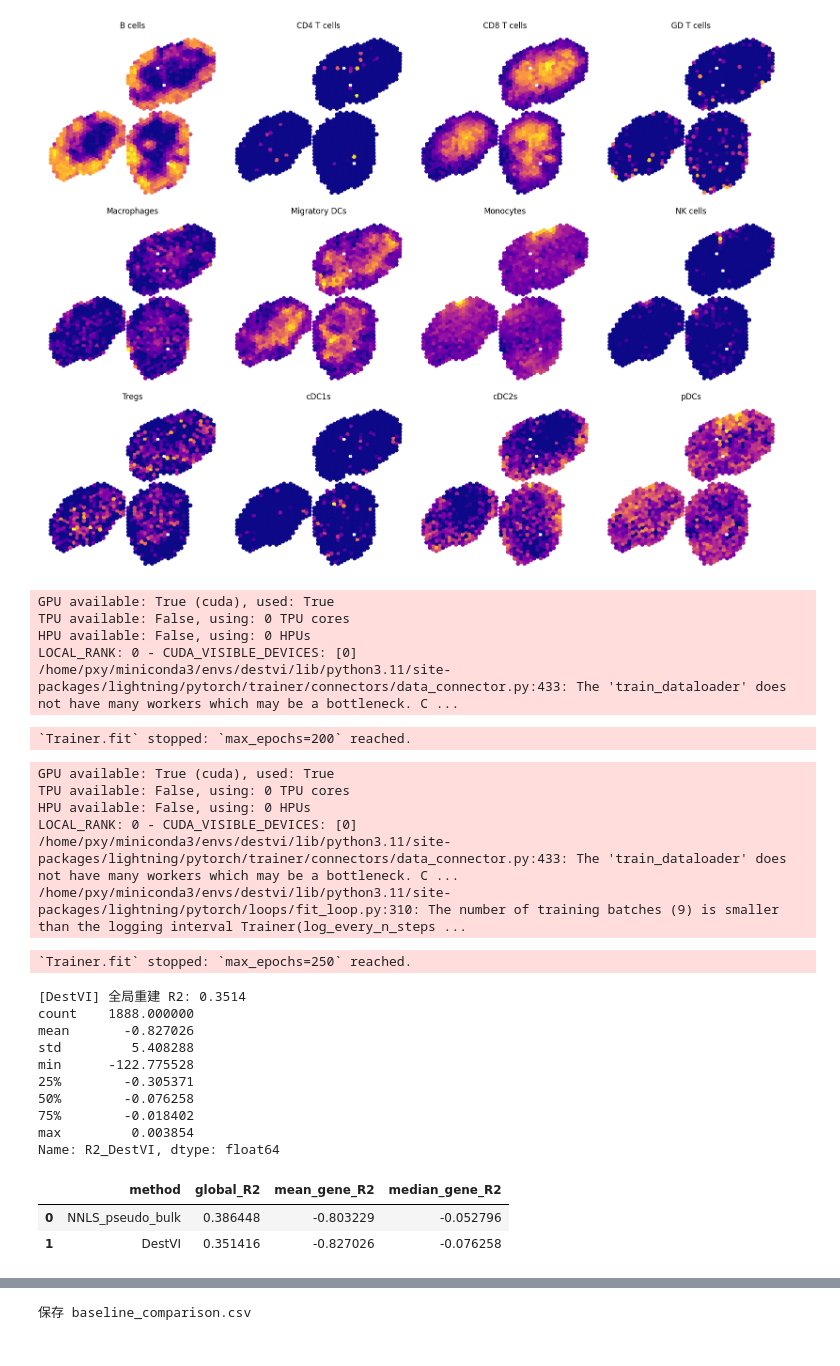
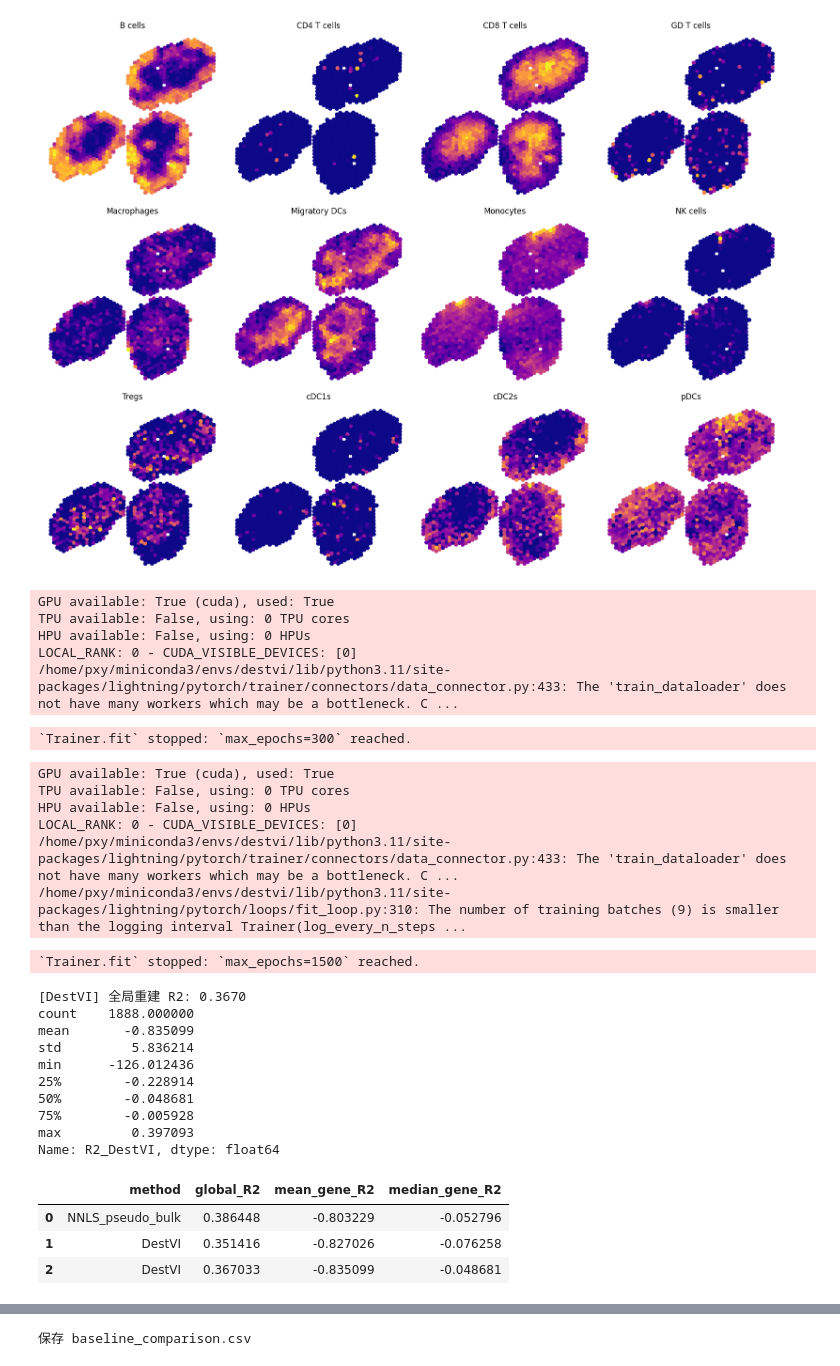
Before and after one commit to 11e11/myselftest, a Jupyter notebook: baseline.ipynb, the cells around one changed output, grey strips where cells are left out. Saved outputs shown, nothing was run; the diff lists cells and outputs as text; code cells hidden in the pictures.

```diff
--- a/baseline.ipynb
+++ b/baseline.ipynb
@@ -250,8 +250,8 @@ scvi.model.CondSCVI.setup_anndata(
     layer="counts",
     labels_key="broad_cell_types",
 )
-sc_model = scvi.model.CondSCVI(scRNA_dest)
-sc_model.train(max_epochs=200, batch_size=256)
+sc_model = scvi.model.CondSCVI(scRNA_dest, weight_obs=False)
+sc_model.train(max_epochs=300, batch_size=256)
 
 # 3. 设置 ST anndata
 scvi.model.DestVI.setup_anndata(
@@ -263,12 +263,12 @@ scvi.model.DestVI.setup_anndata(
 destvi_model = scvi.model.DestVI.from_rna_model(
     st_adata=ST_dest,
     sc_model=sc_model,     # 必须是 CondSCVI
-    l1_reg=0.0,            # 可按需调整
+    # l1_reg=0.0,            # 可按需调整
     # vamp_prior_p=15,     # 需要时可改
 )
 
 # 5. 训练
-destvi_model.train(max_epochs=250)
+destvi_model.train(max_epochs=1500)
 
 # 6. 取比例并对齐
 proportions_df = destvi_model.get_proportions()
@@ -285,43 +285,44 @@ print(f"[DestVI] 全局重建 R2: {r2_destvi_global:.4f}")
 print(df_destvi_gene.R2_DestVI.describe())
 
 df_baselines = pd.concat([
     df_baselines,
     pd.DataFrame({
         "method": ["DestVI"],
         "global_R2": [r2_destvi_global],
         "mean_gene_R2": [np.nanmean(df_destvi_gene.R2_DestVI)],
         "median_gene_R2": [np.nanmedian(df_destvi_gene.R2_DestVI)],
     })
 ], ignore_index=True)
 
 df_baselines
 # %% [output]
 GPU available: True (cuda), used: True
 TPU available: False, using: 0 TPU cores
 HPU available: False, using: 0 HPUs
 LOCAL_RANK: 0 - CUDA_VISIBLE_DEVICES: [0]
 /home/pxy/miniconda3/envs/destvi/lib/python3.11/site-packages/lightning/pytorch/trainer/connectors/data_connector.py:433: The 'train_dataloader' does not have many workers which may be a bottleneck. C ...
-`Trainer.fit` stopped: `max_epochs=200` reached.
+`Trainer.fit` stopped: `max_epochs=300` reached.
 GPU available: True (cuda), used: True
 TPU available: False, using: 0 TPU cores
 HPU available: False, using: 0 HPUs
 LOCAL_RANK: 0 - CUDA_VISIBLE_DEVICES: [0]
 /home/pxy/miniconda3/envs/destvi/lib/python3.11/site-packages/lightning/pytorch/trainer/connectors/data_connector.py:433: The 'train_dataloader' does not have many workers which may be a bottleneck. C ...
 /home/pxy/miniconda3/envs/destvi/lib/python3.11/site-packages/lightning/pytorch/loops/fit_loop.py:310: The number of training batches (9) is smaller than the logging interval Trainer(log_every_n_steps ...
-`Trainer.fit` stopped: `max_epochs=250` reached.
+`Trainer.fit` stopped: `max_epochs=1500` reached.
-[DestVI] 全局重建 R2: 0.3514
+[DestVI] 全局重建 R2: 0.3670
 count    1888.000000
-mean       -0.827026
-std         5.408288
-min      -122.775528
-25%        -0.305371
-50%        -0.076258
-75%        -0.018402
-max         0.003854
+mean       -0.835099
+std         5.836214
+min      -126.012436
+25%        -0.228914
+50%        -0.048681
+75%        -0.005928
+max         0.397093
 Name: R2_DestVI, dtype: float64
 |  | method | global_R2 | mean_gene_R2 | median_gene_R2 |
 | 0 | NNLS_pseudo_bulk | 0.386448 | -0.803229 | -0.052796 |
 | 1 | DestVI | 0.351416 | -0.827026 | -0.076258 |
+| 2 | DestVI | 0.367033 | -0.835099 | -0.048681 |
 # %%
 import math
 import matplotlib.pyplot as plt
```
Also changed, not shown: parts of 2 cells of this notebook, 3 other files.
